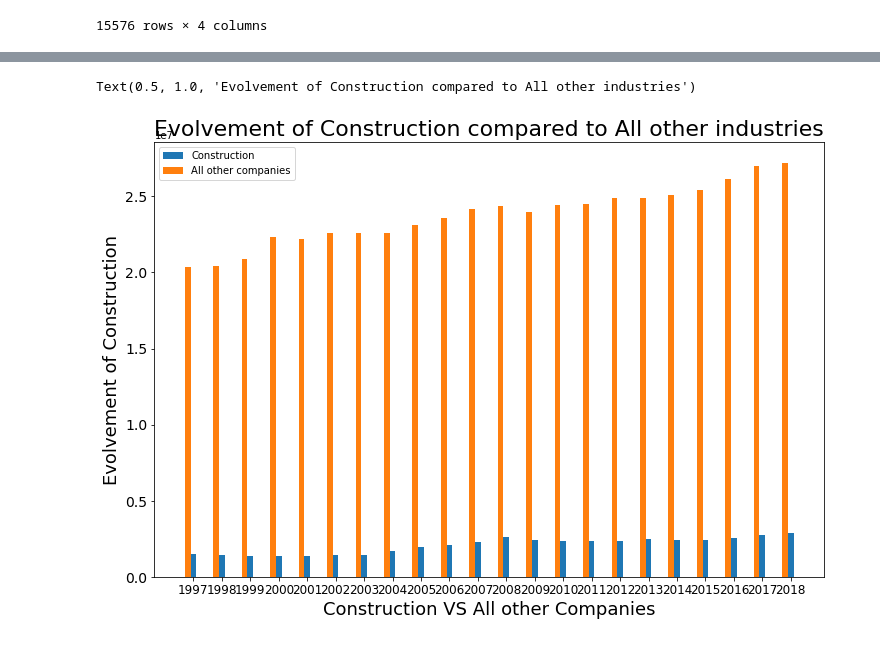
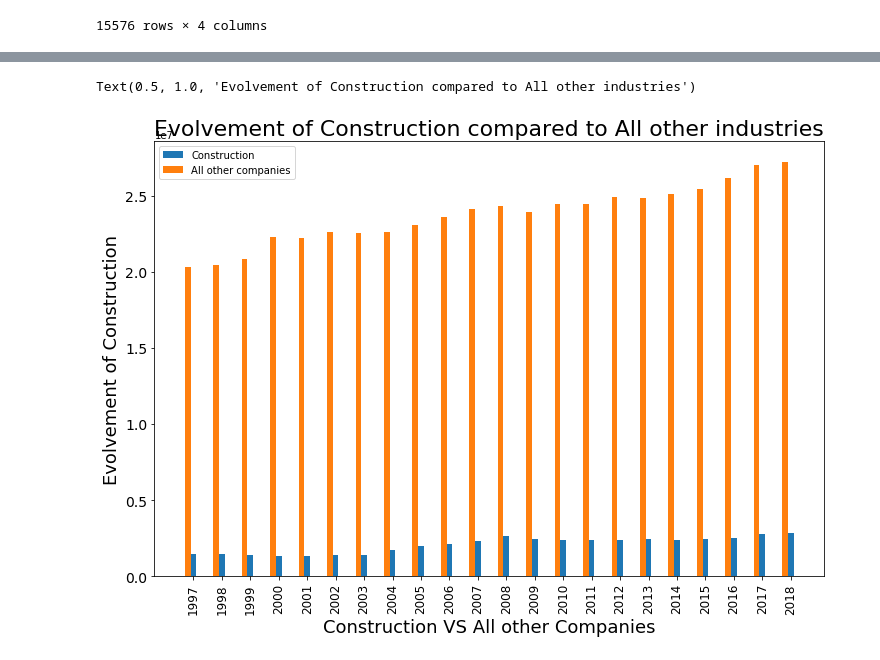
Before and after one commit to Hotlynn2/SERIES-ANALYSIS-OF-NAICS, a Jupyter notebook: Time Analysis Series.ipynb, the cells around one changed output, grey strips where cells are left out. Drawn from its saved outputs; the diff is of its cells as text; code cells hidden in the pictures.

```diff
--- a/Time Analysis Series.ipynb
+++ b/Time Analysis Series.ipynb
@@ -3347,27 +3347,27 @@ Name: Employment, dtype: int64
 # %%
 plt.figure(figsize=(12,8))
 x_industries = ['1997', '1998', '1999', '2000', '2001', '2002', '2003', '2004', '2005', '2006', '2007', '2008', '2009',
                 '2010', '2011', '2012', '2013', '2014', '2015', '2016', '2017', '2018']
 x_indexes = np.arange(len(x_industries))
 width = 0.20
 
 
 y_construction = [1489750, 1424750, 1363500, 1345750, 1347250, 1401500, 1412000, 1705000, 1989000, 2097000, 2301000, 2616750,
                  2444750, 2380750, 2365750, 2383250, 2453000, 2406500, 2417750, 2536000, 2743250, 2860750]
 plt.bar(x_indexes, y_construction, width = width, label = 'Construction')
 
 
 y_other = [20344750, 20454250, 20863000, 22305750, 22218750, 22602000, 22585750, 22602000, 23088750, 23592500, 24161500,
            24339750, 23966000, 24443500, 24485750, 24895000, 24865750, 25087750, 25415500, 26156250, 27012500, 27220250]
 plt.bar(x_indexes - width, y_other, width = width ,label = 'All other companies')
 
 
 plt.legend()
 plt.xlabel('Construction VS All other Companies', fontsize=18)
-plt.xticks(ticks = x_indexes, labels = x_industries, fontsize = 12)
+plt.xticks(ticks = x_indexes, labels = x_industries, fontsize = 12, rotation = 90)
 plt.ylabel('Evolvement of Construction', fontsize=18)
 plt.yticks(fontsize = 14)
 plt.title('Evolvement of Construction compared to All other industries', fontsize=22)
 # %% [output]
 Text(0.5, 1.0, 'Evolvement of Construction compared to All other industries')
-[figure, old version]
+[figure, new version]
```
